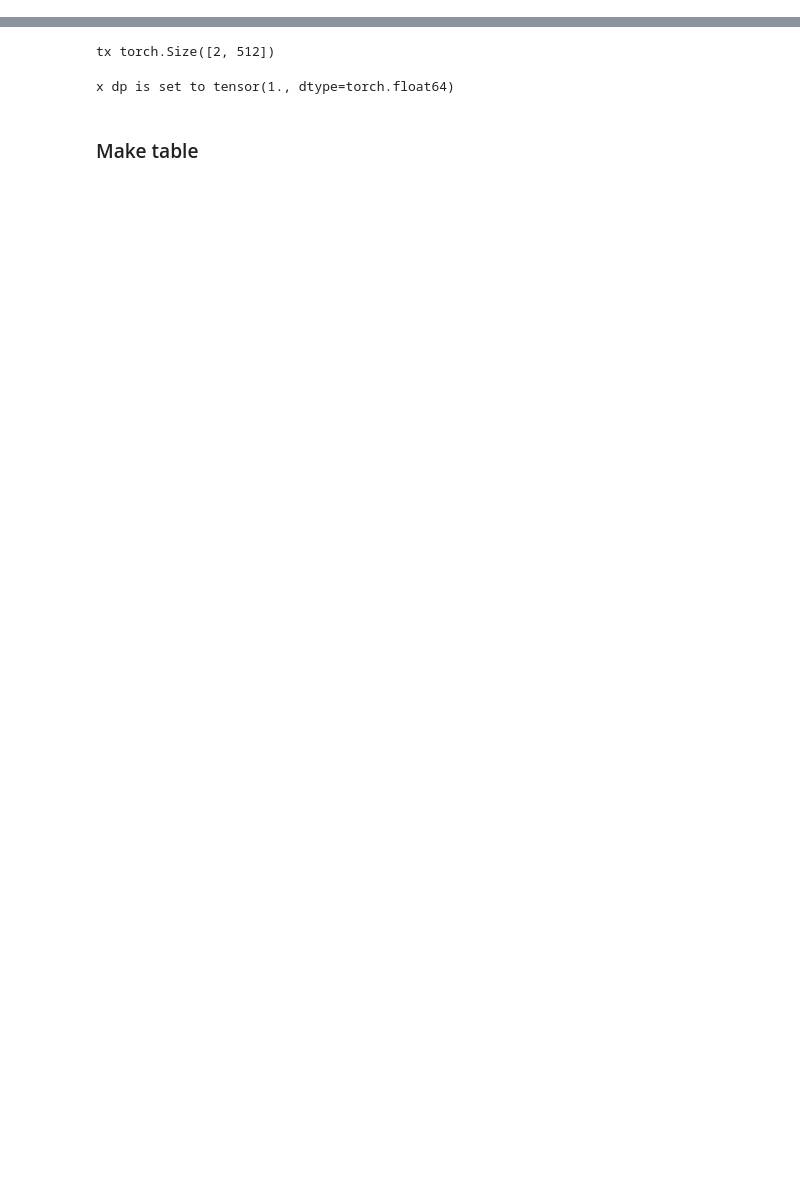
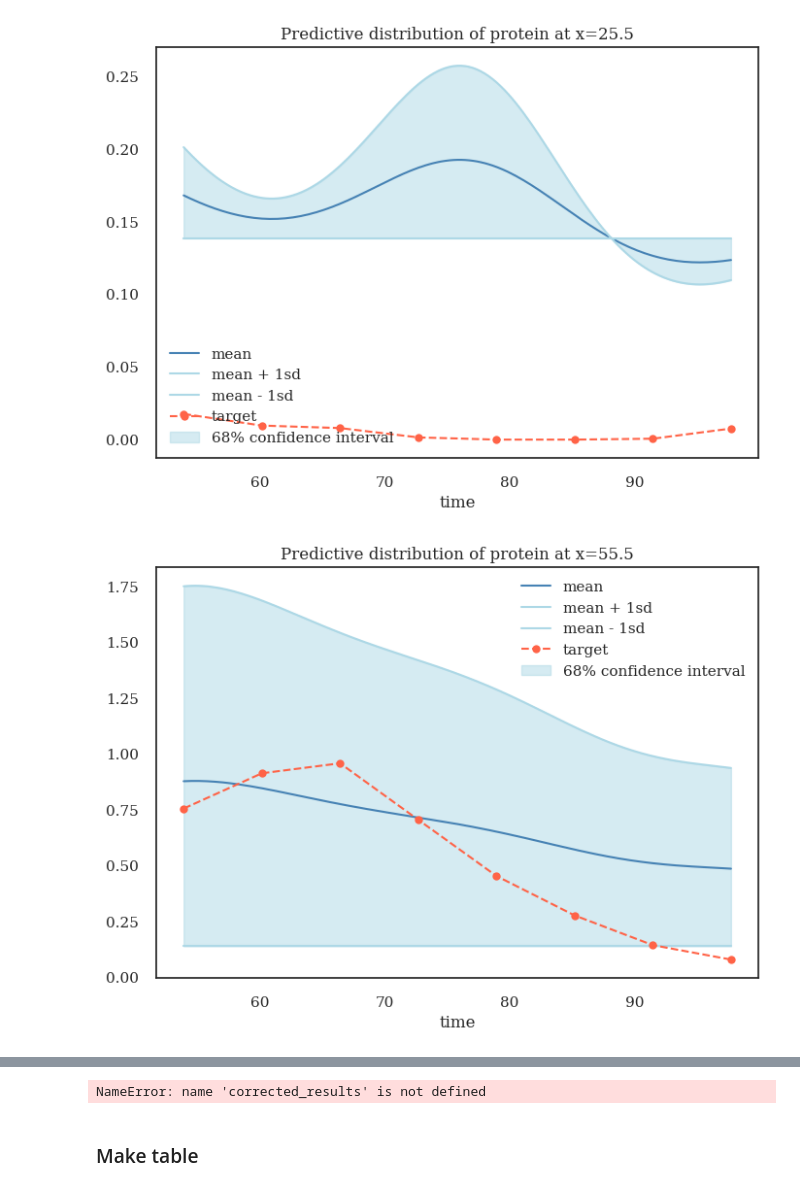
Before and after one commit to XTM233/alfi, a Jupyter notebook: process_results.ipynb, the cells around one changed output, grey strips where cells are left out. Drawn from its saved outputs; the diff is of its cells as text; code cells hidden in the pictures; blank space fills up the shorter version.

```diff
--- a/process_results.ipynb
+++ b/process_results.ipynb
@@ -60,0 +367,11 @@ def evaluate_model(lfm, trainer):
+# %%
+tx = trainer.tx
+ts = tx[0, :].unique().sort()[0].numpy()
+xs = tx[1, :].unique().sort()[0].numpy()
+f = gp(tx.t())
+print(ts.shape)
+print(xs.shape)
+
+# slice_at_x = tx[:,custom_x::64]
+lfm.config.num_samples = 50
+h = lfm(tx, step=1) # disc = 1 gives very continous function
@@ -60,0 +438,4 @@ def evaluate_model(lfm, trainer):
+# %%
+for x in [0, 30, 60]:
+    plot_hx(h, custom_x=x, prefix=prefix, scale=True)
+    plt.show()
@@ -60,0 +455,48 @@ def evaluate_model(lfm, trainer):
+# %%
+def plot_fx(f, custom_x, prefix, scale=True):
+    # custom_x = 30 # ranged from 0 to 63
+    n = 1
+    if prefix == "0kr":
+        scaler = standard_scaler
+    else:
+        scaler = minmax_scaler
+
+    f_mean_slice_x = f.mean.detach()[custom_x::64]
+    f_var_slice_x = f.mean.detach()[custom_x::64]
+    # f_var_slice_x = torch.clamp(f_var_slice_x, min=0.0)
+    f_ub_unscaled = f_mean_slice_x + n * f_var_slice_x
+    f_lb_unscaled = f_mean_slice_x - n * f_var_slice_x
+    f_mean = transformation_back(f_mean_slice_x, prefix=prefix, h=False, scale=scale).reshape(-1)
+    f_ub = transformation_back(f_ub_unscaled, prefix=prefix, h=False,scale=scale).reshape(-1)
+    f_lb = transformation_back(f_lb_unscaled, prefix=prefix, h=False,scale=scale).reshape(-1)
+    if scale and prefix != "0kr":
+        f_mean -= min(f_lb)
+        f_ub -= min(f_lb)
+    lf_target = trainer.lf_target.squeeze()
+    if scale:
+        lf_target = scaler.inverse_transform(lf_target.reshape(-1,1))
+        if prefix != "0kr":
+            # lf_target -= min(f_lb)
+            f_lb -= min(f_lb)
+    lf_target = lf_target [custom_x::64]
+    ts_gap = ts[::disc]
+
+    color_map = ["steelblue", "lightblue", "tomato"]
+
+
+    plt.plot(ts, f_mean, color=color_map[0], label="mean")
+    plt.plot(ts, f_ub, color=color_map[1], label=f"mean + {n}sd")
+    plt.plot(ts, f_lb, color=color_map[1], label=f"mean - {n}sd")
+    plt.plot(ts_gap, lf_target, "o--", color=color_map[2], label="target")
+    plt.fill_between(ts, f_lb, f_ub, color="lightblue", alpha=0.5, label="68% confidence interval")
+    plt.title(f"Predictive distribution of protein at x={xs[custom_x]}")
+    plt.xlabel("time")
+    plt.legend()
+    image_title = f"{prefix}_f_x{custom_x}"
+    plt.savefig(f"{image_title}.pdf")
+for x in [0, 30, 50]:
+    plot_fx(f, custom_x=x, prefix=prefix, scale=False)
+    plt.show()
+# %% [output]
+[figure, added]
+[figure, added]
@@ -60,0 +504,4 @@ def evaluate_model(lfm, trainer):
+# %%
+corrected_results
+# %% [output]
+NameError: name 'corrected_results' is not defined
@@ -61,5 +607,6 @@ def evaluate_model(lfm, trainer):
 # %%
-gene = "gt"
+gene = "kni"
+num_epochs = 300
 use_lhs = True
 train_ratio=0.3
 skip=True
@@ -75,7 +622,6 @@ params = dict(lengthscale=10,
         parameter_grad=False,
         natural=False,
         clamp=True)
-num_epochs = 80
 
 disc = dataset.disc
 
@@ -142,8 +688,6 @@ diffusion = Parameter(
 
 fenics_params = [sensitivity, decay, diffusion]
 num_training = int(train_ratio * tx.shape[1])
-# %% [output]
-tx torch.Size([2, 512])
 # %%
 gp_args = [1, inducing_points]
 gp_kwargs = dict(learn_inducing_locations=learn_inducing_locations,
@@ -169,7 +713,7 @@ gp_model = lfm.gp_model
 optimizer = [torch.optim.Adam(lfm.parameters(), lr=0.07)]
 trainer = PDETrainer(lfm, optimizer, dataset, track_parameters=list(lfm.fenics_named_parameters.keys()), lf_target=orig_data)
 lfm.eval()
-prot_q2, prot_cia, prot_smse, mrna_q2, mrna_cia, mrna_smse = evaluate_model(lfm, trainer)
+prot_q2, prot_cia, prot_smse, mrna_q2, mrna_cia, mrna_smse = evaluate_model(lfm, trainer, scaler=dataset.scaler)
 result_dict = {
     'prot_q2': prot_q2,
     'prot_cia': prot_cia,
@@ -180,8 +724,6 @@ result_dict = {
 }
 with open(experiment_dir + "/" + experiment_name + "/result.json", "w") as f:
     json.dump(result_dict, f, indent=4)
-# %% [output]
-x dp is set to tensor(1., dtype=torch.float64)
 # %% [markdown]
 ### Make table
 # %%
```
Also changed, not shown: parts of 31 cells of this notebook, 13 other files.
